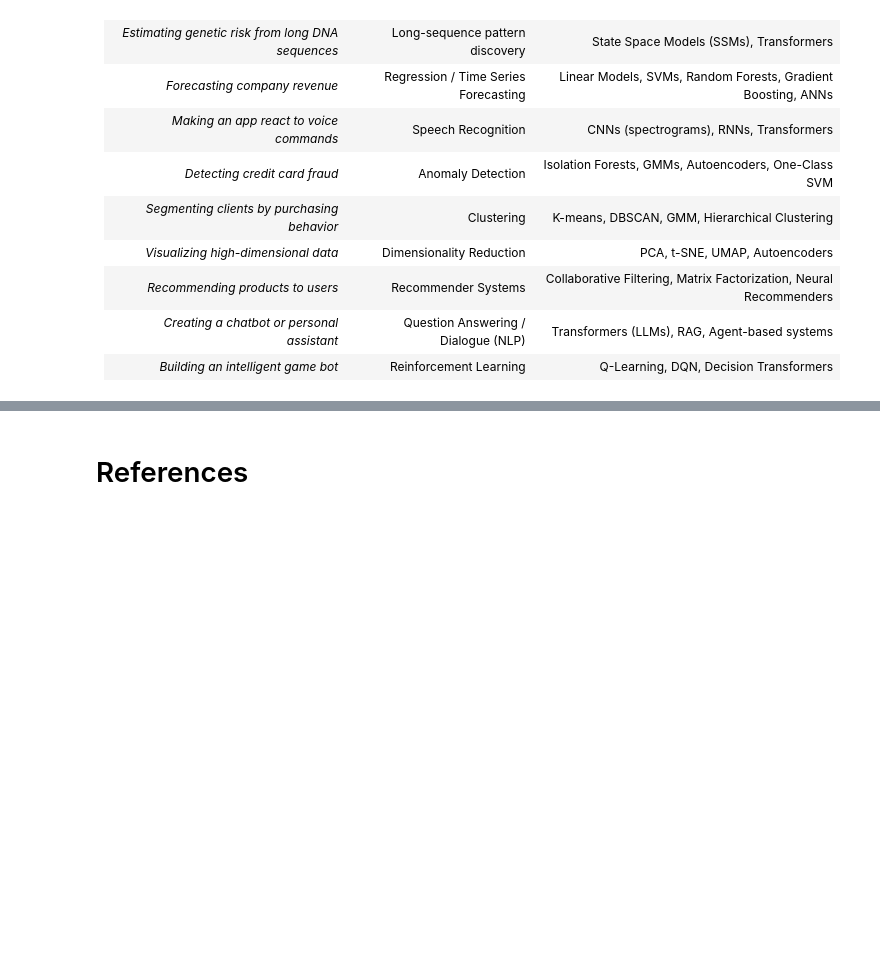
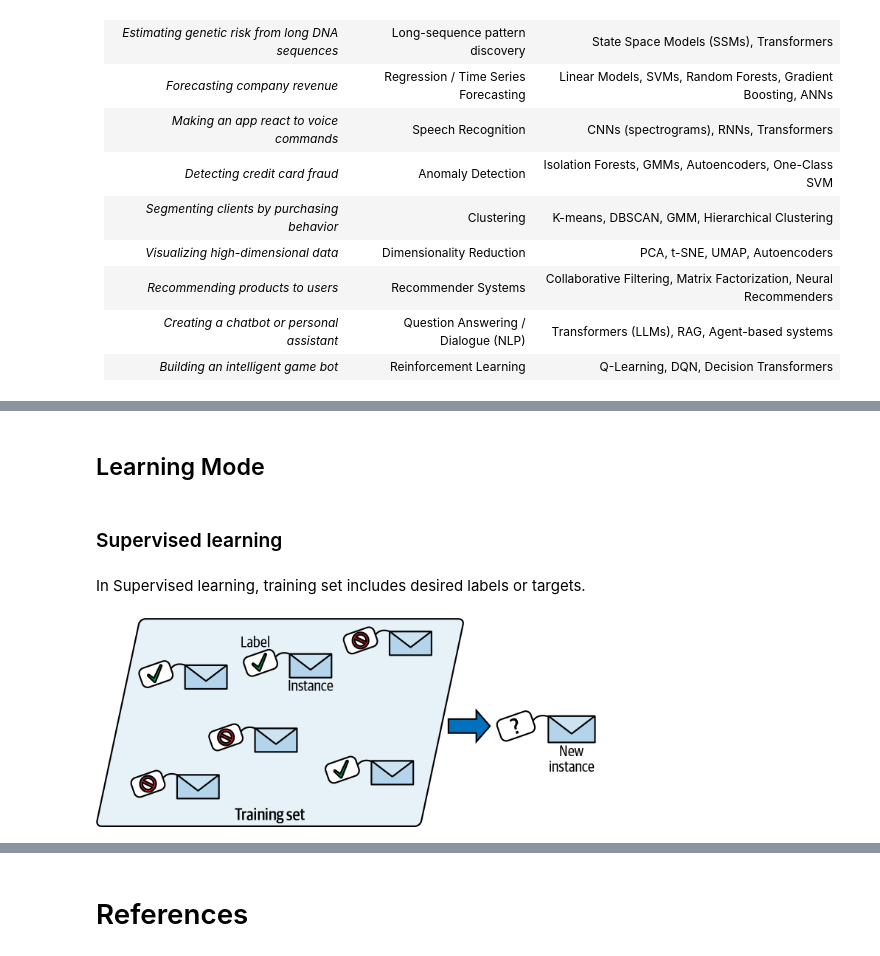
Before and after one commit to ancilcleetus/My-Learning-Journey-in-AI, a Jupyter notebook: Fundamentals-of-Machine-Learning/machine_learning_landscape.ipynb, the cells around one changed output, grey strips where cells are left out. Drawn from its saved outputs; the diff is of its cells as text; code cells hidden in the pictures; blank space fills up the shorter version.

```diff
--- a/Fundamentals-of-Machine-Learning/machine_learning_landscape.ipynb
+++ b/Fundamentals-of-Machine-Learning/machine_learning_landscape.ipynb
@@ -91,0 +88,12 @@ display(Image(
+# %% [markdown]
+## Learning Mode
+# %% [markdown]
+### Supervised learning
+# %% [markdown]
+In Supervised learning, training set includes desired labels or targets.
+# %%
+# A labeled training set for spam classification (an example of supervised learning)
+from IPython.display import Image, display
+display(Image(filename="data/images/machine_learning_landscape_06.png", width=500))
+# %% [output]
+[figure, added]
```
Also changed, not shown: parts of 10 cells of this notebook, 3 other files.
